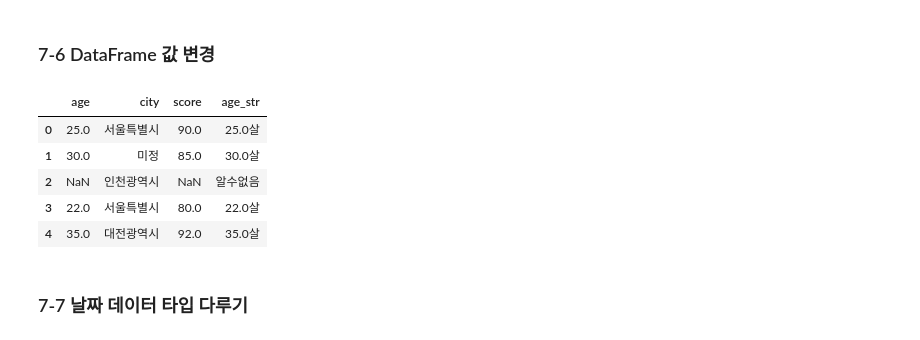
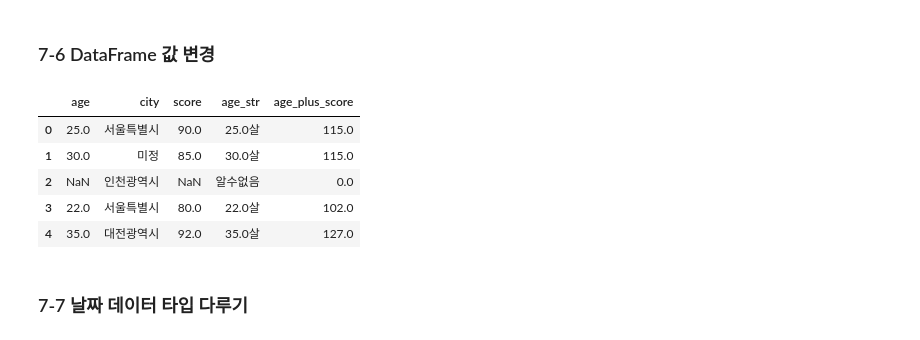
Before and after one commit to dwk72/Data-Analysis-with-Open-Source, a Jupyter notebook: 오픈소스_데이터_분석_7강.ipynb, the cells around one changed output. Drawn from its saved outputs; the diff is of its cells as text; code cells hidden in the pictures.

```diff
--- a/오픈소스_데이터_분석_7강.ipynb
+++ b/오픈소스_데이터_분석_7강.ipynb
@@ -186,40 +186,43 @@ dtype: int64
 import pandas as pd
 
 data = {'age': [25, 30, None, 22, 35],
         'city': ['Seoul', None, 'Incheon', 'Seoul', 'Daejeon'],
         'score': [90, 85, None, 80, 92]}
 df = pd.DataFrame(data)
 
 ### replace를 이용한 Seoul -> 서울
 df['city'] = df['city'].replace('Seoul', '서울')
 
 ### replace를 이용한 None -> 미정, Incheon -> 인천
 df['city'] = df['city'].replace({None:'미정', 'Incheon':'인천'})
 
 ### map을 이용한 값 변경
 df = pd.DataFrame(data)
 city_map = {'Seoul': '서울특별시', None: '미정', 'Incheon':'인천광역시', 'Daejeon':'대전광역시'}
 df['city'] = df['city'].map(city_map)
 df['age_str'] = df['age'].map(lambda x: f" {x}살" if pd.notna(x) else "알수없음")
 
 ### apply 함수를 이용한 값 변경
 def age_plus_score(row):
-    age = row[]
+    age = row['age'] if pd.notna(row['age']) else 0
+    score = row['score'] if pd.notna(row['score']) else 0
+    return age + score
+df['age_plus_score'] = df.apply(age_plus_score, axis=1)
 
 ### apply 함수를 이용한 행단위 값 변경
 
 ### loc 인덱스를 이용한 값 변경
 
 ### where 함수를 이용한 값 변경
 
 df
 # %% [output]
-|  | age | city | score | age_str |
-| 0 | 25.0 | 서울특별시 | 90.0 | 25.0살 |
-| 1 | 30.0 | 미정 | 85.0 | 30.0살 |
-| 2 | NaN | 인천광역시 | NaN | 알수없음 |
-| 3 | 22.0 | 서울특별시 | 80.0 | 22.0살 |
-| 4 | 35.0 | 대전광역시 | 92.0 | 35.0살 |
+|  | age | city | score | age_str | age_plus_score |
+| 0 | 25.0 | 서울특별시 | 90.0 | 25.0살 | 115.0 |
+| 1 | 30.0 | 미정 | 85.0 | 30.0살 | 115.0 |
+| 2 | NaN | 인천광역시 | NaN | 알수없음 | 0.0 |
+| 3 | 22.0 | 서울특별시 | 80.0 | 22.0살 | 102.0 |
+| 4 | 35.0 | 대전광역시 | 92.0 | 35.0살 | 127.0 |
 # %% [markdown]
 ### 7-7 날짜 데이터 타입 다루기
 # %%
```
Also changed, not shown: parts of 2 cells of this notebook.
